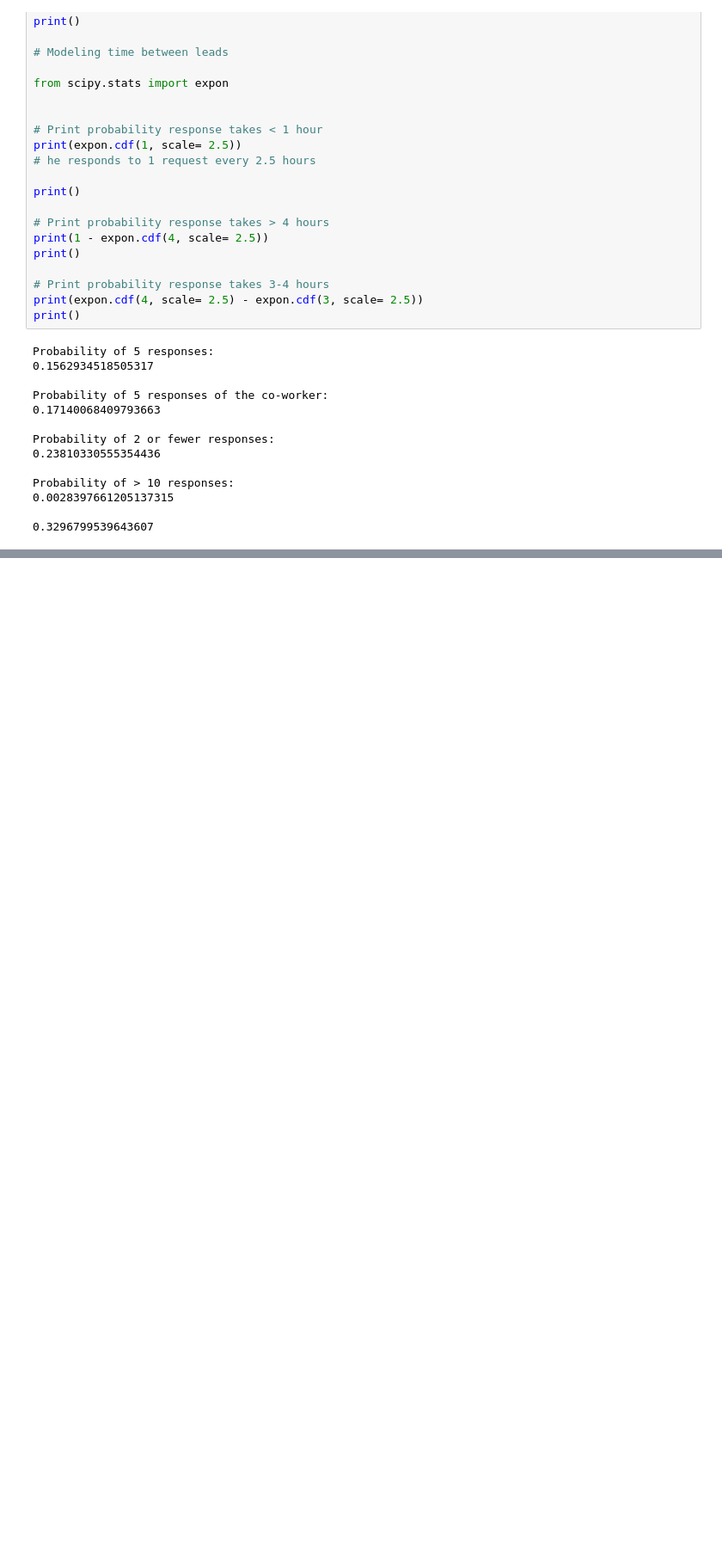
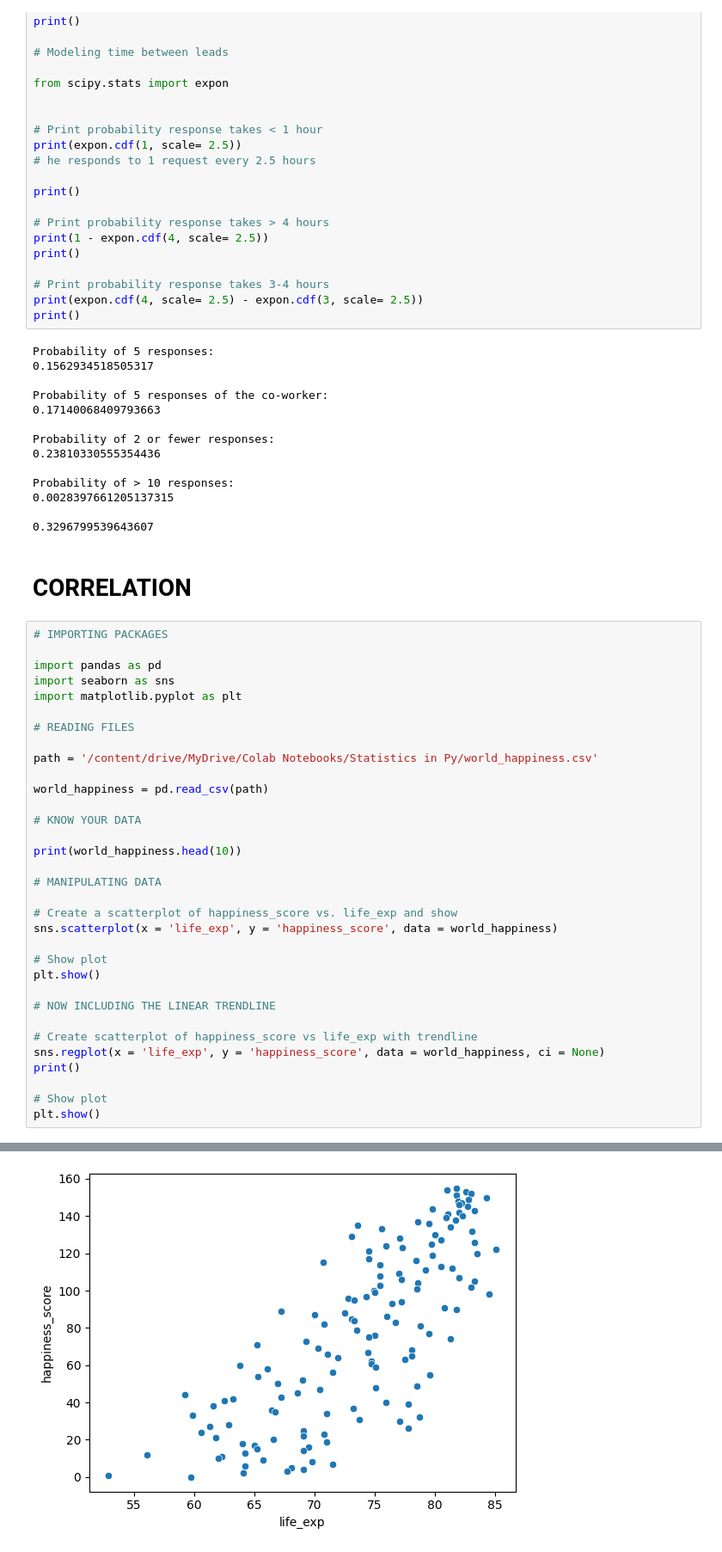
Before and after one commit to gustavo-plc/PyStatistics, a Jupyter notebook: Statistics_in_Py.ipynb, the cells around one changed output, grey strips where cells are left out. Shown at 86% size. Cells and saved outputs as stored; diff of their text form; blank space fills up the shorter version.

Commit message:
Studies on correlation

```diff
--- a/Statistics_in_Py.ipynb
+++ b/Statistics_in_Py.ipynb
@@ -896,3 +896,39 @@ Probability of > 10 responses:
 0.0028397661205137315
 
 0.3296799539643607
+# %% [markdown]
+# **CORRELATION**
+# %%
+# IMPORTING PACKAGES
+
+import pandas as pd
+import seaborn as sns
+import matplotlib.pyplot as plt
+
+# READING FILES
+
+path = '/content/drive/MyDrive/Colab Notebooks/Statistics in Py/world_happiness.csv'
+
+world_happiness = pd.read_csv(path)
+
+# KNOW YOUR DATA
+
+print(world_happiness.head(10))
+
+# MANIPULATING DATA
+
+# Create a scatterplot of happiness_score vs. life_exp and show
+sns.scatterplot(x = 'life_exp', y = 'happiness_score', data = world_happiness)
+
+# Show plot
+plt.show()
+
+# NOW INCLUDING THE LINEAR TRENDLINE
+
+# Create scatterplot of happiness_score vs life_exp with trendline
+sns.regplot(x = 'life_exp', y = 'happiness_score', data = world_happiness, ci = None)
+print()
+
+# Show plot
+plt.show()
+# %% [output]
@@ -898,0 +952 @@ Probability of > 10 responses:
+[figure, added]
```
Also changed, not shown: parts of 1 cell of this notebook.
